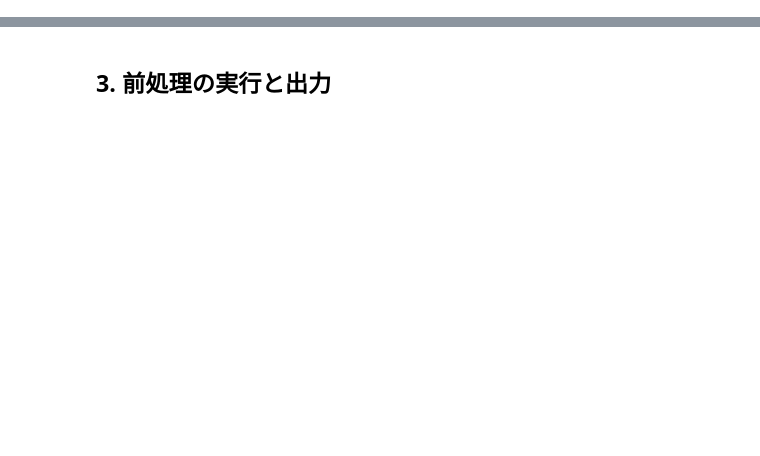
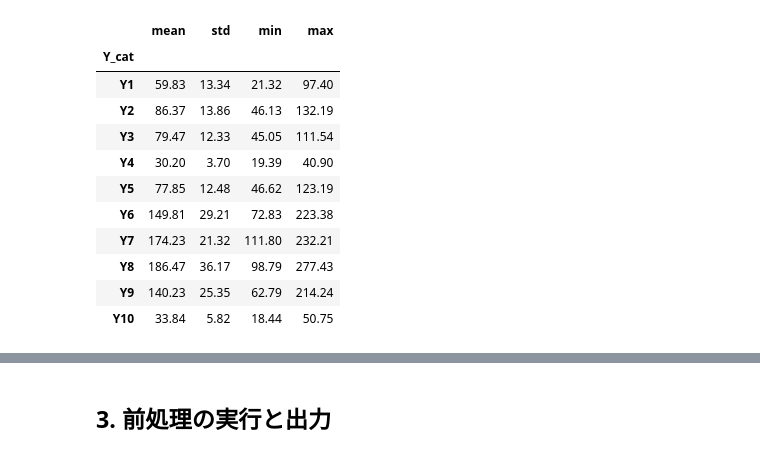
Before and after one commit to ImoZukushi/timeseries_baseline, a Jupyter notebook: notebook/003_feature_engineering_x50.ipynb, the cells around one changed output, grey strips where cells are left out. Cells and saved outputs as stored; diff of their text form; code cells hidden in the pictures; blank space fills up the shorter version.

```diff
--- a/notebook/003_feature_engineering_x50.ipynb
+++ b/notebook/003_feature_engineering_x50.ipynb
@@ -213,0 +159,80 @@ train_raw[TARGET_COLS].describe().T[["mean", "std", "min", "max"]].round(2)
+# %%
+def sort_long(frame: pd.DataFrame, cats: list[str]) -> pd.DataFrame:
+    """long 型の表を、日付の昇順・同じ日付の中は種類の順（cats の順）に並べる。"""
+    order = {cat: i for i, cat in enumerate(cats)}
+    return frame.sort_values(
+        [DATE_COL, CAT_COL],
+        key=lambda s: s.map(order) if s.name == CAT_COL else s,
+        kind="stable",
+    ).reset_index(drop=True)
+
+
+def check_daily_by_category(frame: pd.DataFrame, name: str) -> None:
+    """種類ごとに、日付が1日刻みで重複も欠けもないことを確かめる。"""
+    for cat, part in frame.groupby(CAT_COL, sort=False):
+        dates = pd.to_datetime(part[DATE_COL])
+        if dates.duplicated().any():
+            raise ValueError(f"{name}（{cat}）: 日付が重複しています")
+        if not (dates.diff().dropna() == pd.Timedelta(days=1)).all():
+            raise ValueError(
+                f"{name}（{cat}）: 日付に欠けがあります（1行=1日の前提で特徴量を作るため）"
+            )
+
+
+train_raw = read_csv_auto(train_path)
+test_raw = read_csv_auto(test_path)
+for name, frame, required in (
+    ("学習データ", train_raw, [DATE_COL, CAT_COL, TARGET_COL]),
+    ("テストデータ", test_raw, [DATE_COL, CAT_COL]),
+):
+    missing = [c for c in required if c not in frame.columns]
+    if missing:
+        raise ValueError(f"{name}に列がありません: {missing}")
+if TARGET_COL in test_raw.columns:
+    # テスト期間の目的変数の値は予測時点で分からないので、あっても使わない
+    print(f"テストデータの {TARGET_COL} 列は使わないため外します")
+    test_raw = test_raw.drop(columns=TARGET_COL)
+
+# 予測する種類（データに出てくる順）
+cats = TARGET_CATS or list(dict.fromkeys(train_raw[CAT_COL]))
+missing_cats = [
+    c for c in cats if c not in set(train_raw[CAT_COL]) or c not in set(test_raw[CAT_COL])
+]
+if missing_cats:
+    raise ValueError(f"学習データ・テストデータの両方にない種類があります: {missing_cats}")
+
+excluded = {DATE_COL, CAT_COL, TARGET_COL}
+feature_cols = FEATURE_COLS or [c for c in train_raw.columns if c not in excluded]
+missing_in_test = [c for c in feature_cols if c not in test_raw.columns]
+if missing_in_test:
+    raise ValueError(f"テストデータに説明変数がありません: {missing_in_test}")
+train_raw = sort_long(
+    train_raw.loc[train_raw[CAT_COL].isin(cats), [DATE_COL, CAT_COL, TARGET_COL, *feature_cols]],
+    cats,
+)
+test_raw = sort_long(
+    test_raw.loc[test_raw[CAT_COL].isin(cats), [DATE_COL, CAT_COL, *feature_cols]], cats
+)
+
+check_daily_by_category(train_raw, "学習データ")
+check_daily_by_category(test_raw, "テストデータ")
+train_end = train_raw.groupby(CAT_COL)[DATE_COL].max()
+test_start = test_raw.groupby(CAT_COL)[DATE_COL].min()
+not_next = [c for c in cats if test_start[c] != train_end[c] + pd.Timedelta(days=1)]
+if not_next:
+    raise ValueError(f"テストデータが学習データの翌日から始まっていない種類があります: {not_next}")
+
+for name, frame in (("学習", train_raw), ("テスト", test_raw)):
+    dates = frame[DATE_COL]
+    n_missing_cols = int((frame.isna().sum() > 0).sum())
+    n_days, n_cats = dates.nunique(), frame[CAT_COL].nunique()
+    print(
+        f"{name}: {len(frame)}行 = {n_days}日 × {n_cats}種類, {frame.shape[1]}列"
+        f"（{dates.min():%Y-%m-%d}〜{dates.max():%Y-%m-%d}） 欠損のある列: {n_missing_cols}"
+    )
+print(f"種類: {cats}")
+# 種類ごとの水準・ばらつき（尺度が大きく違うので、MAE は種類ごとに比べる）
+train_raw.groupby(CAT_COL, sort=False)[TARGET_COL].describe()[["mean", "std", "min", "max"]].round(
+    2
+)
+# %% [output]
@@ -214,3 +242,15 @@ train_raw[TARGET_COLS].describe().T[["mean", "std", "min", "max"]].round(2)
+|  | mean | std | min | max |
+| Y_cat |  |  |  |  |
+| Y1 | 59.83 | 13.34 | 21.32 | 97.40 |
+| Y2 | 86.37 | 13.86 | 46.13 | 132.19 |
+| Y3 | 79.47 | 12.33 | 45.05 | 111.54 |
+| Y4 | 30.20 | 3.70 | 19.39 | 40.90 |
+| Y5 | 77.85 | 12.48 | 46.62 | 123.19 |
+| Y6 | 149.81 | 29.21 | 72.83 | 223.38 |
+| Y7 | 174.23 | 21.32 | 111.80 | 232.21 |
+| Y8 | 186.47 | 36.17 | 98.79 | 277.43 |
+| Y9 | 140.23 | 25.35 | 62.79 | 214.24 |
+| Y10 | 33.84 | 5.82 | 18.44 | 50.75 |
 # %% [markdown]
 ## 2. 前処理の定義
 
```
Also changed, not shown: parts of 18 cells of this notebook, 9 other files.
